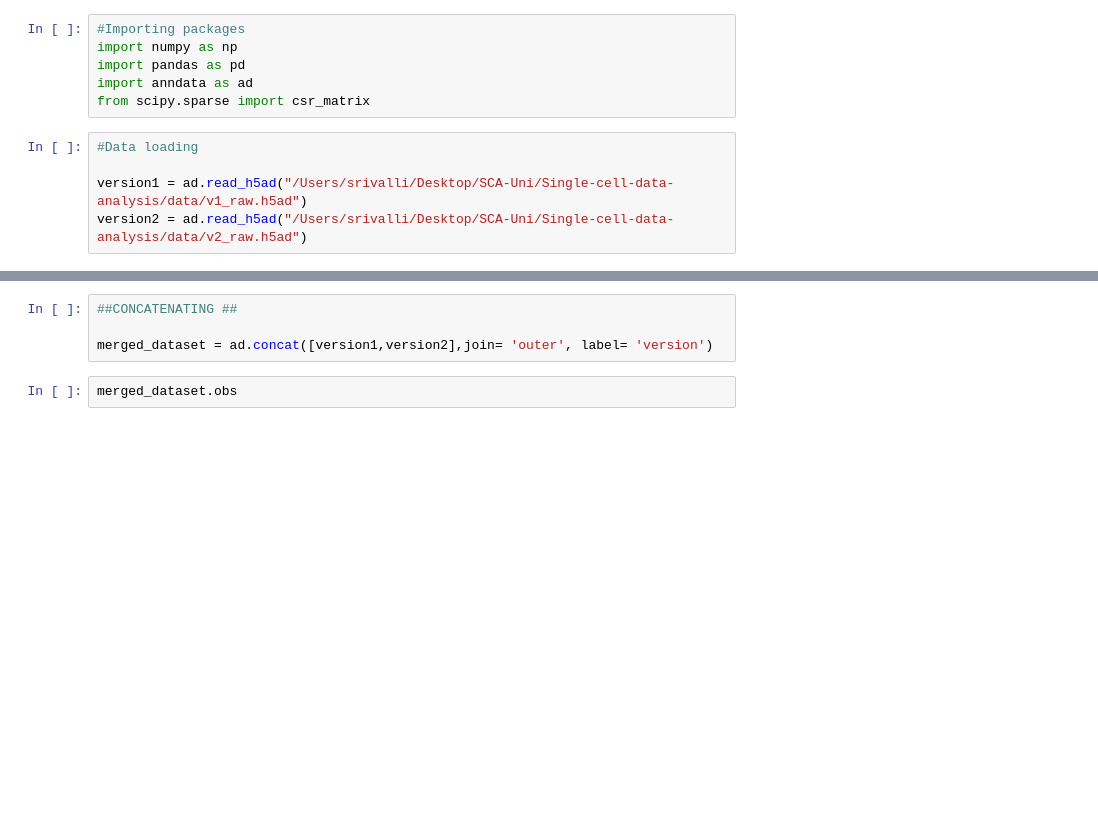
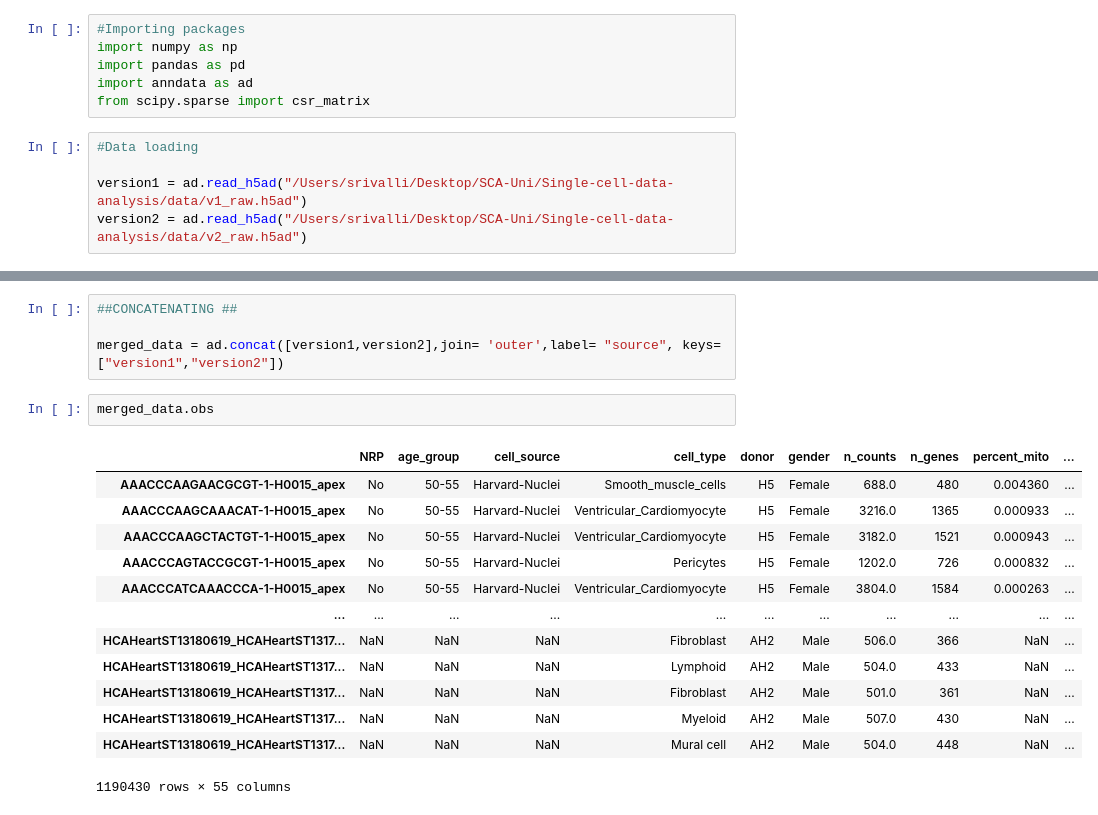
Before and after one commit to Talavera-Lopez-Lab/Single-cell-data-analysis, a Jupyter notebook: Cardiac_cell_analysis/merging_anndata.ipynb, the cells around one changed output, grey strips where cells are left out. Cells and saved outputs as stored; diff of their text form; blank space fills up the shorter version.

```diff
--- a/Cardiac_cell_analysis/merging_anndata.ipynb
+++ b/Cardiac_cell_analysis/merging_anndata.ipynb
@@ -20,7 +62,21 @@ version2.obs
 # %%
 ##CONCATENATING ##
 
-merged_dataset = ad.concat([version1,version2],join= 'outer', label= 'version')
+merged_data = ad.concat([version1,version2],join= 'outer',label= "source", keys= ["version1","version2"])
 # %%
-merged_dataset.obs
+merged_data.obs
+# %% [output]
+|  | NRP | age_group | cell_source | cell_type | donor | gender | n_counts | n_genes | percent_mito | ... |
+| AAACCCAAGAACGCGT-1-H0015_apex | No | 50-55 | Harvard-Nuclei | Smooth_muscle_cells | H5 | Female | 688.0 | 480 | 0.004360 | ... |
+| AAACCCAAGCAAACAT-1-H0015_apex | No | 50-55 | Harvard-Nuclei | Ventricular_Cardiomyocyte | H5 | Female | 3216.0 | 1365 | 0.000933 | ... |
+| AAACCCAAGCTACTGT-1-H0015_apex | No | 50-55 | Harvard-Nuclei | Ventricular_Cardiomyocyte | H5 | Female | 3182.0 | 1521 | 0.000943 | ... |
+| AAACCCAGTACCGCGT-1-H0015_apex | No | 50-55 | Harvard-Nuclei | Pericytes | H5 | Female | 1202.0 | 726 | 0.000832 | ... |
+| AAACCCATCAAACCCA-1-H0015_apex | No | 50-55 | Harvard-Nuclei | Ventricular_Cardiomyocyte | H5 | Female | 3804.0 | 1584 | 0.000263 | ... |
+| ... | ... | ... | ... | ... | ... | ... | ... | ... | ... | ... |
+| HCAHeartST13180619_HCAHeartST1317... | NaN | NaN | NaN | Fibroblast | AH2 | Male | 506.0 | 366 | NaN | ... |
+| HCAHeartST13180619_HCAHeartST1317... | NaN | NaN | NaN | Lymphoid | AH2 | Male | 504.0 | 433 | NaN | ... |
+| HCAHeartST13180619_HCAHeartST1317... | NaN | NaN | NaN | Fibroblast | AH2 | Male | 501.0 | 361 | NaN | ... |
+| HCAHeartST13180619_HCAHeartST1317... | NaN | NaN | NaN | Myeloid | AH2 | Male | 507.0 | 430 | NaN | ... |
+| HCAHeartST13180619_HCAHeartST1317... | NaN | NaN | NaN | Mural cell | AH2 | Male | 504.0 | 448 | NaN | ... |
+1190430 rows × 55 columns
 # %%
```
Also changed, not shown: parts of 16 cells of this notebook.
